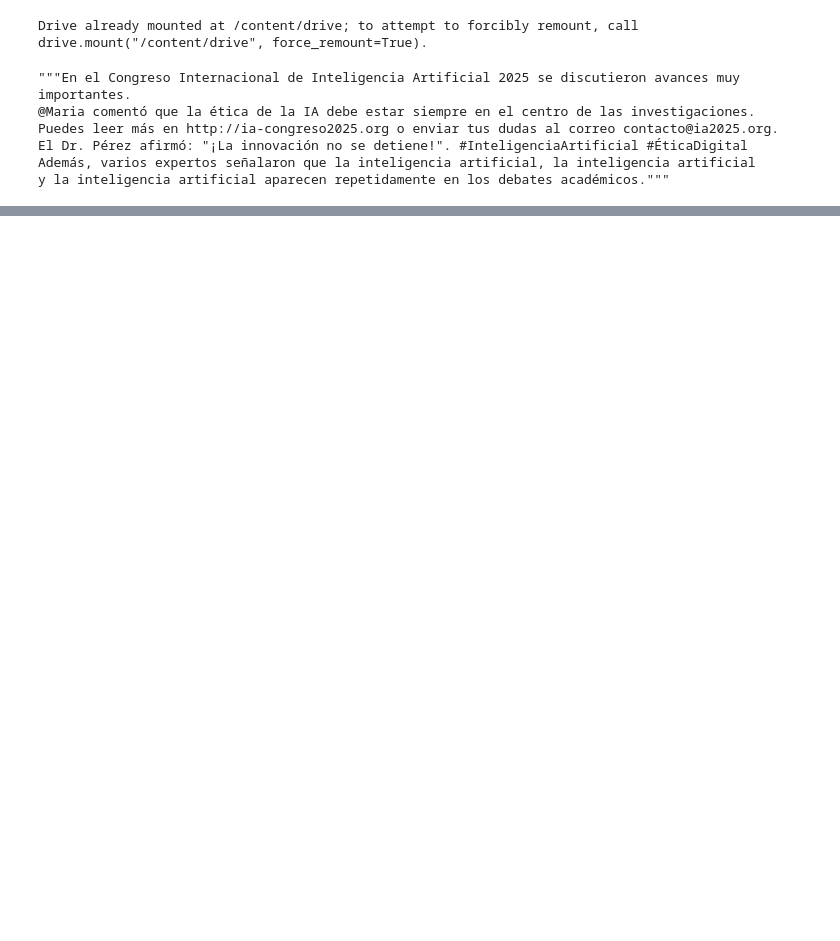
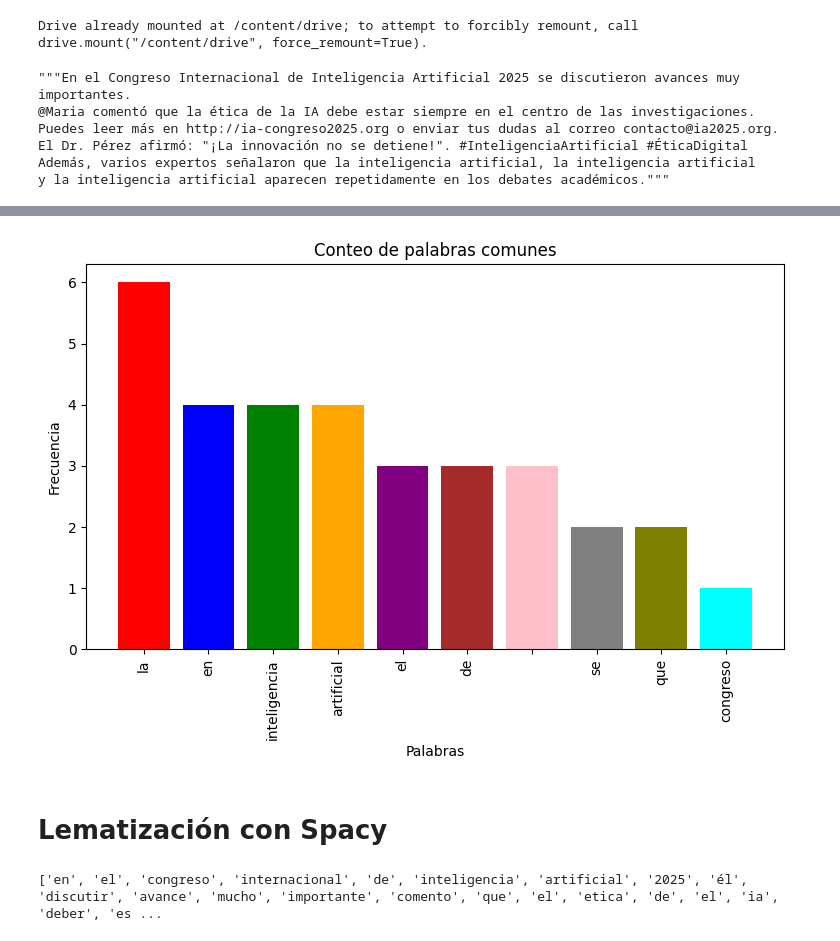
Before and after one commit to jonathanahc/PLN_Practicas, a Jupyter notebook: Aplicación_de_técnicas_de_PLN_Jonathan_Herrera.ipynb, the cells around one changed output, grey strips where cells are left out. Cells and saved outputs as stored; diff of their text form; code cells hidden in the pictures; blank space fills up the shorter version.

```diff
--- a/Aplicación_de_técnicas_de_PLN_Jonathan_Herrera.ipynb
+++ b/Aplicación_de_técnicas_de_PLN_Jonathan_Herrera.ipynb
@@ -47,0 +62,22 @@ print(tokens)
+# %%
+conteo = Counter(tokens)
+comun = conteo.most_common(10)
+palabras, freqs = zip(*comun)
+
+colores = ['red', 'blue', 'green', 'orange', 'purple', 'brown', 'pink', 'gray', 'olive', 'cyan']
+plt.figure(figsize=(9,5))
+plt.bar(palabras, freqs, color=colores)
+plt.xlabel('Palabras')
+plt.ylabel('Frecuencia')
+plt.title('Conteo de palabras comunes')
+plt.xticks(rotation=90)
+plt.show()
+# %% [output]
+[figure, added]
+# %% [markdown]
+# **Lematización con Spacy**
+# %%
+lema = [token.lemma_ for token in doc if not token.is_punct and not token.is_space]
+print(lema)
+# %% [output]
+['en', 'el', 'congreso', 'internacional', 'de', 'inteligencia', 'artificial', '2025', 'él', 'discutir', 'avance', 'mucho', 'importante', 'comento', 'que', 'el', 'etica', 'de', 'el', 'ia', 'deber', 'es ...
```
Also changed, not shown: parts of 14 cells of this notebook.
